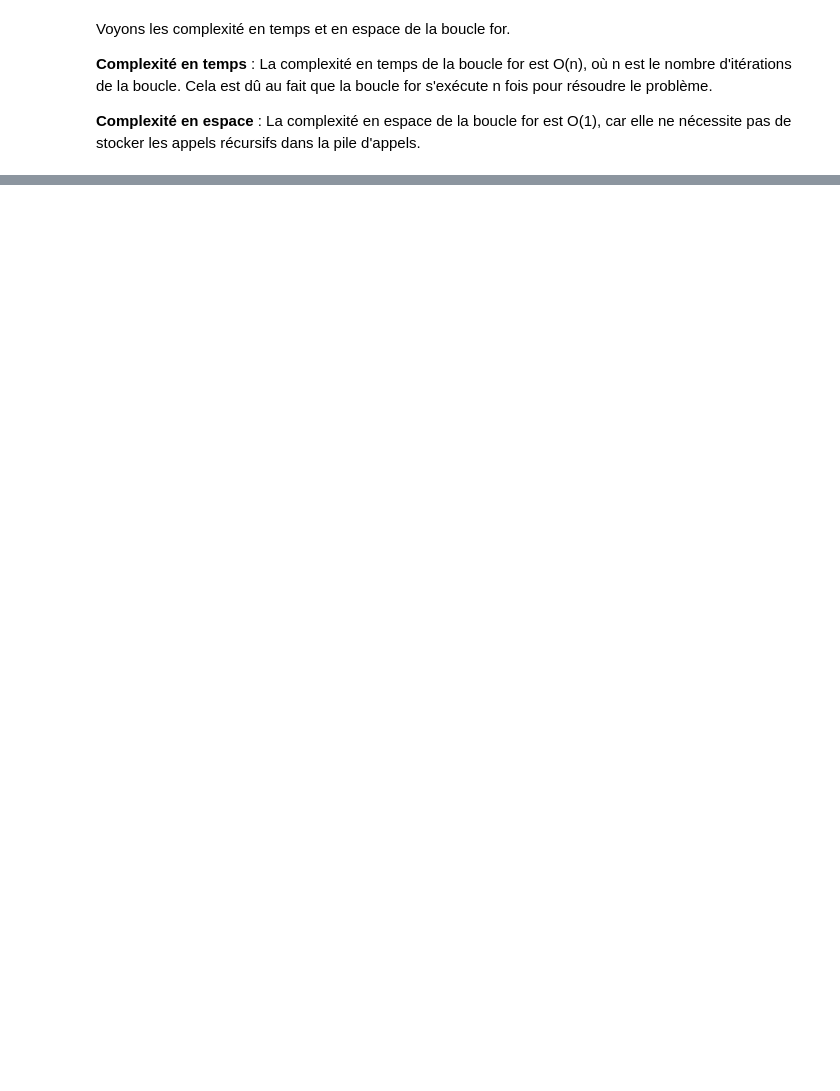
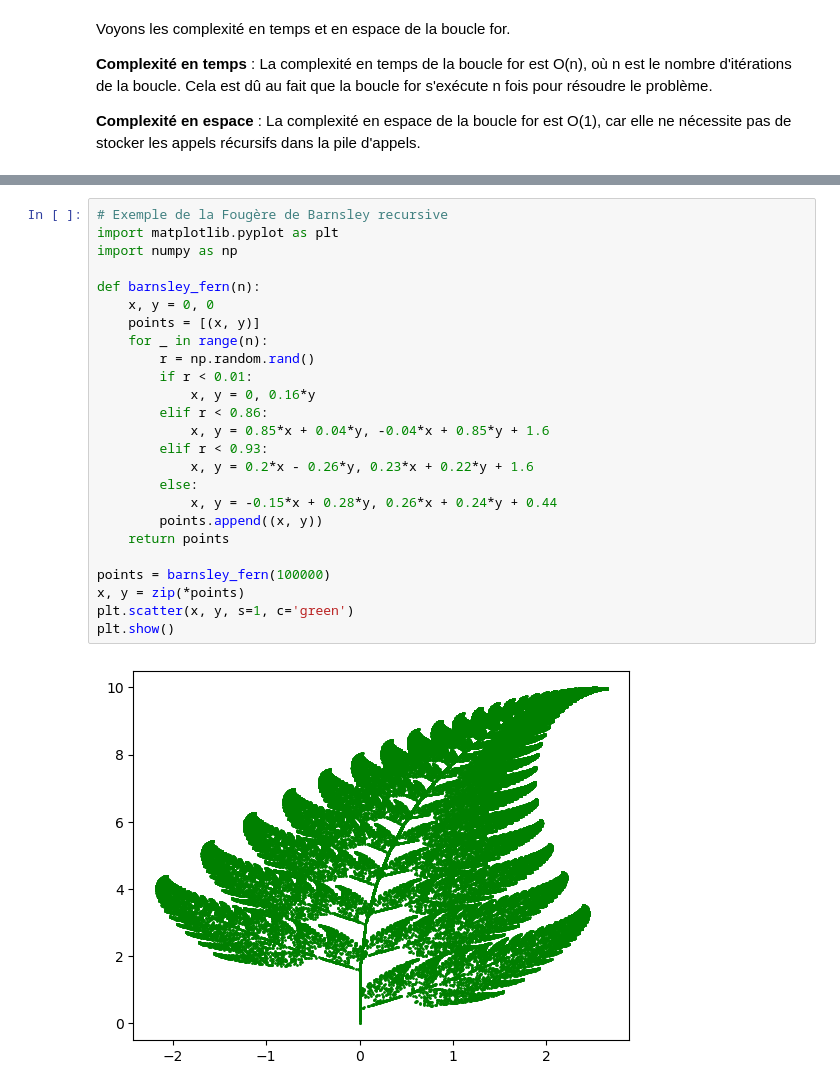
Before and after one commit to WillHCode/HEH-Help, a Jupyter notebook: sample.ipynb, the cells around one changed output, grey strips where cells are left out. Saved outputs shown, nothing was run; the diff lists cells and outputs as text; blank space fills up the shorter version.

```diff
--- a/sample.ipynb
+++ b/sample.ipynb
@@ -161,0 +433,27 @@ Voyons les complexité en temps et en espace de la boucle for.
+# %%
+# Exemple de la Fougère de Barnsley recursive
+import matplotlib.pyplot as plt
+import numpy as np
+
+def barnsley_fern(n):
+    x, y = 0, 0
+    points = [(x, y)]
+    for _ in range(n):
+        r = np.random.rand()
+        if r < 0.01:
+            x, y = 0, 0.16*y
+        elif r < 0.86:
+            x, y = 0.85*x + 0.04*y, -0.04*x + 0.85*y + 1.6
+        elif r < 0.93:
+            x, y = 0.2*x - 0.26*y, 0.23*x + 0.22*y + 1.6
+        else:
+            x, y = -0.15*x + 0.28*y, 0.26*x + 0.24*y + 0.44
+        points.append((x, y))
+    return points
+
+points = barnsley_fern(100000)
+x, y = zip(*points)
+plt.scatter(x, y, s=1, c='green')
+plt.show()
+# %% [output]
+[figure, added]
```
Also changed, not shown: parts of 24 cells of this notebook, 1 other file.
